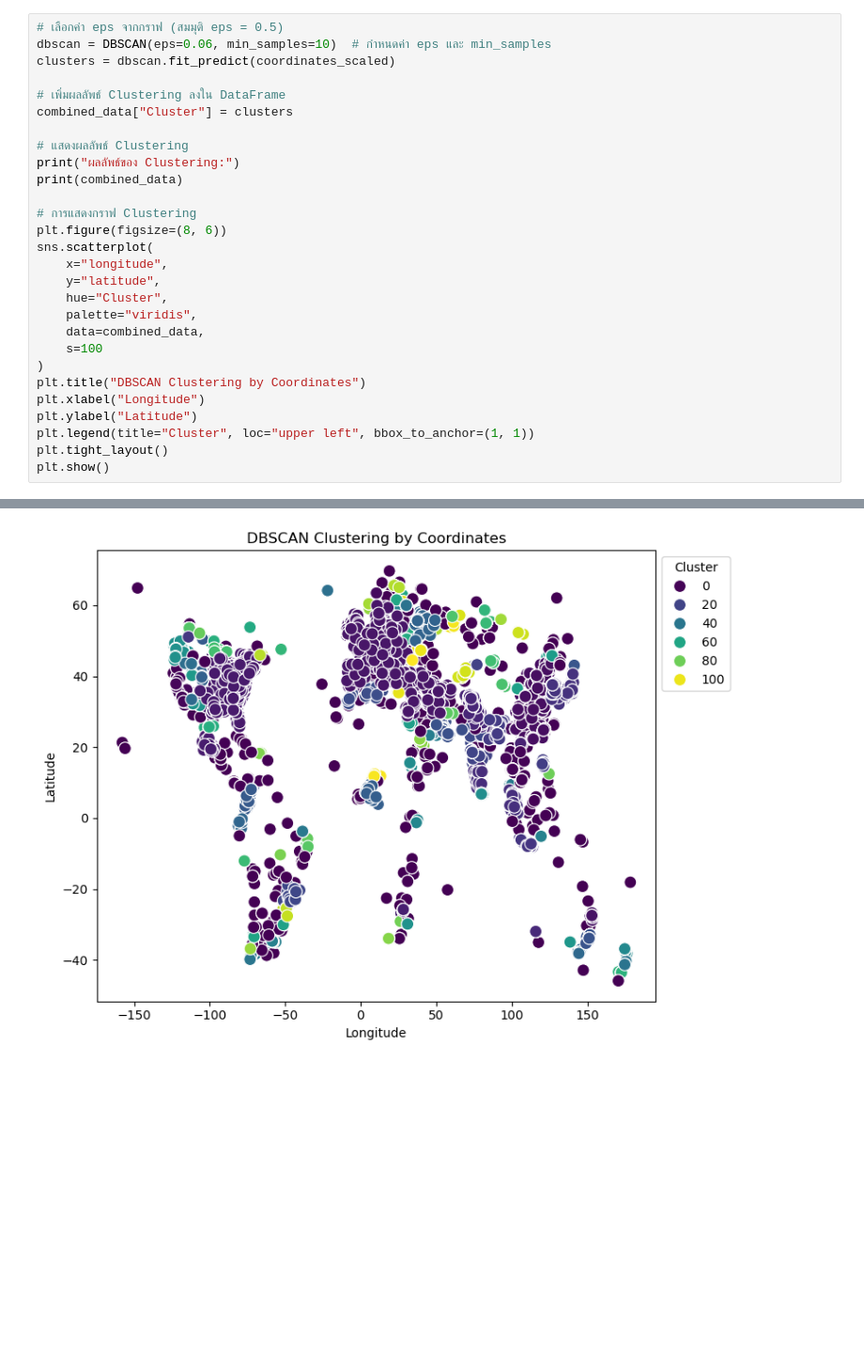
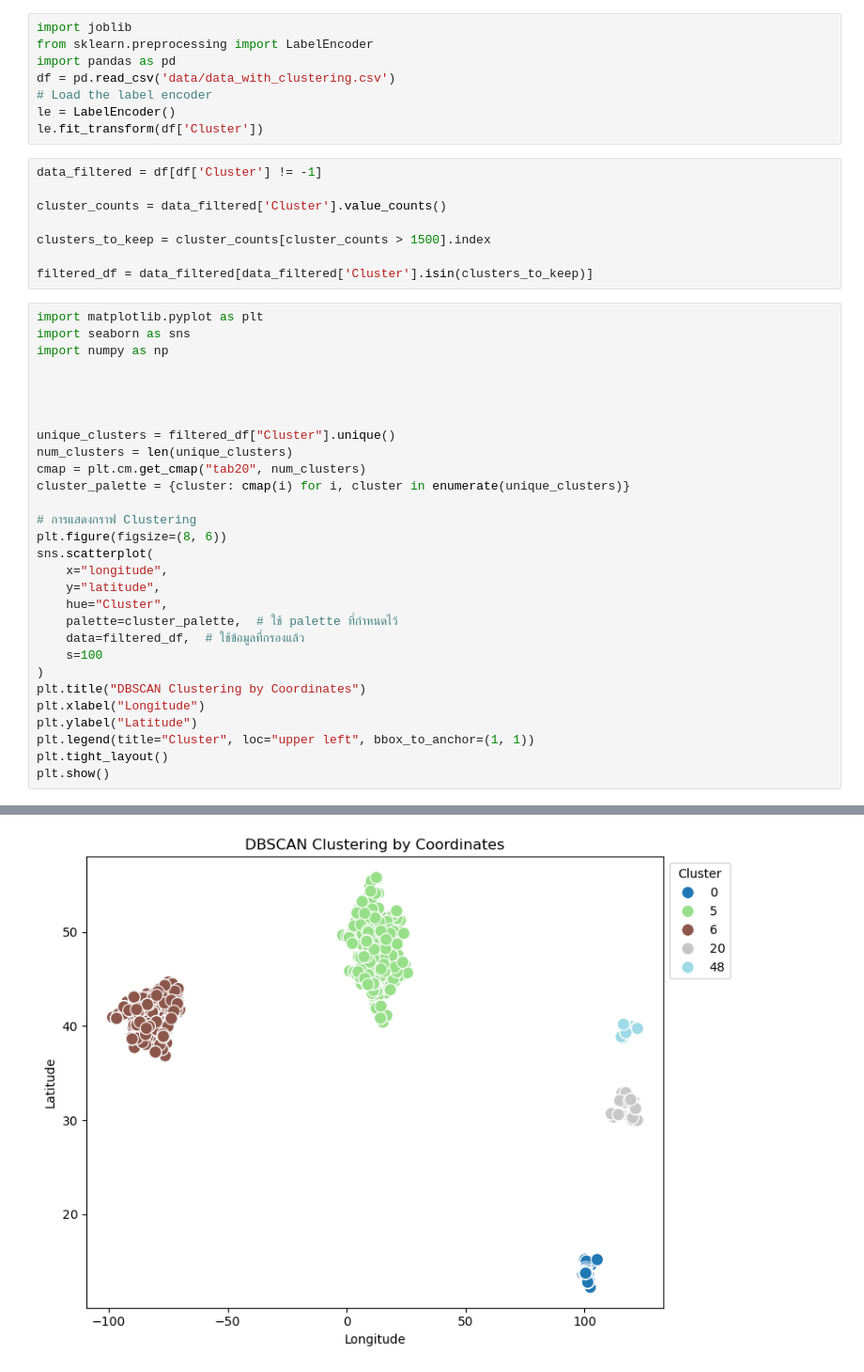
Before and after one commit to NpSoHs/dsdeProject, a Jupyter notebook: 3_ML/dbscan.ipynb, the cells around one changed output, grey strips where cells are left out. Shown at 94% size. Cells and saved outputs as stored; diff of their text form; blank space fills up the shorter version.

```diff
--- a/3_ML/dbscan.ipynb
+++ b/3_ML/dbscan.ipynb
@@ -72,14 +122,31 @@ plt.show()
+# %%
+import joblib
+from sklearn.preprocessing import LabelEncoder
+import pandas as pd
+df = pd.read_csv('data/data_with_clustering.csv')
+# Load the label encoder
+le = LabelEncoder()
+le.fit_transform(df['Cluster'])
+# %%
+data_filtered = df[df['Cluster'] != -1]
+
+cluster_counts = data_filtered['Cluster'].value_counts()
+
+clusters_to_keep = cluster_counts[cluster_counts > 1500].index
+
+filtered_df = data_filtered[data_filtered['Cluster'].isin(clusters_to_keep)]
 # %%
-# เลือกค่า eps จากกราฟ (สมมุติ eps = 0.5)
-dbscan = DBSCAN(eps=0.06, min_samples=10)  # กำหนดค่า eps และ min_samples
-clusters = dbscan.fit_predict(coordinates_scaled)
+import matplotlib.pyplot as plt
+import seaborn as sns
+import numpy as np
 
-# เพิ่มผลลัพธ์ Clustering ลงใน DataFrame
-combined_data["Cluster"] = clusters
 
-# แสดงผลลัพธ์ Clustering
-print("ผลลัพธ์ของ Clustering:")
-print(combined_data)
+
+
+unique_clusters = filtered_df["Cluster"].unique()
+num_clusters = len(unique_clusters)
+cmap = plt.cm.get_cmap("tab20", num_clusters)
+cluster_palette = {cluster: cmap(i) for i, cluster in enumerate(unique_clusters)}
 
 # การแสดงกราฟ Clustering
 plt.figure(figsize=(8, 6))
@@ -87,8 +154,8 @@ sns.scatterplot(
     x="longitude",
     y="latitude",
     hue="Cluster",
-    palette="viridis",
-    data=combined_data,
+    palette=cluster_palette,  # ใช้ palette ที่กำหนดไว้
+    data=filtered_df,  # ใช้ข้อมูลที่กรองแล้ว
     s=100
 )
 plt.title("DBSCAN Clustering by Coordinates")
@@ -118 +168 @@ plt.show()
-[figure, old version]
+[figure, new version]
```
Also changed, not shown: parts of 20 cells of this notebook, 4 other files.
